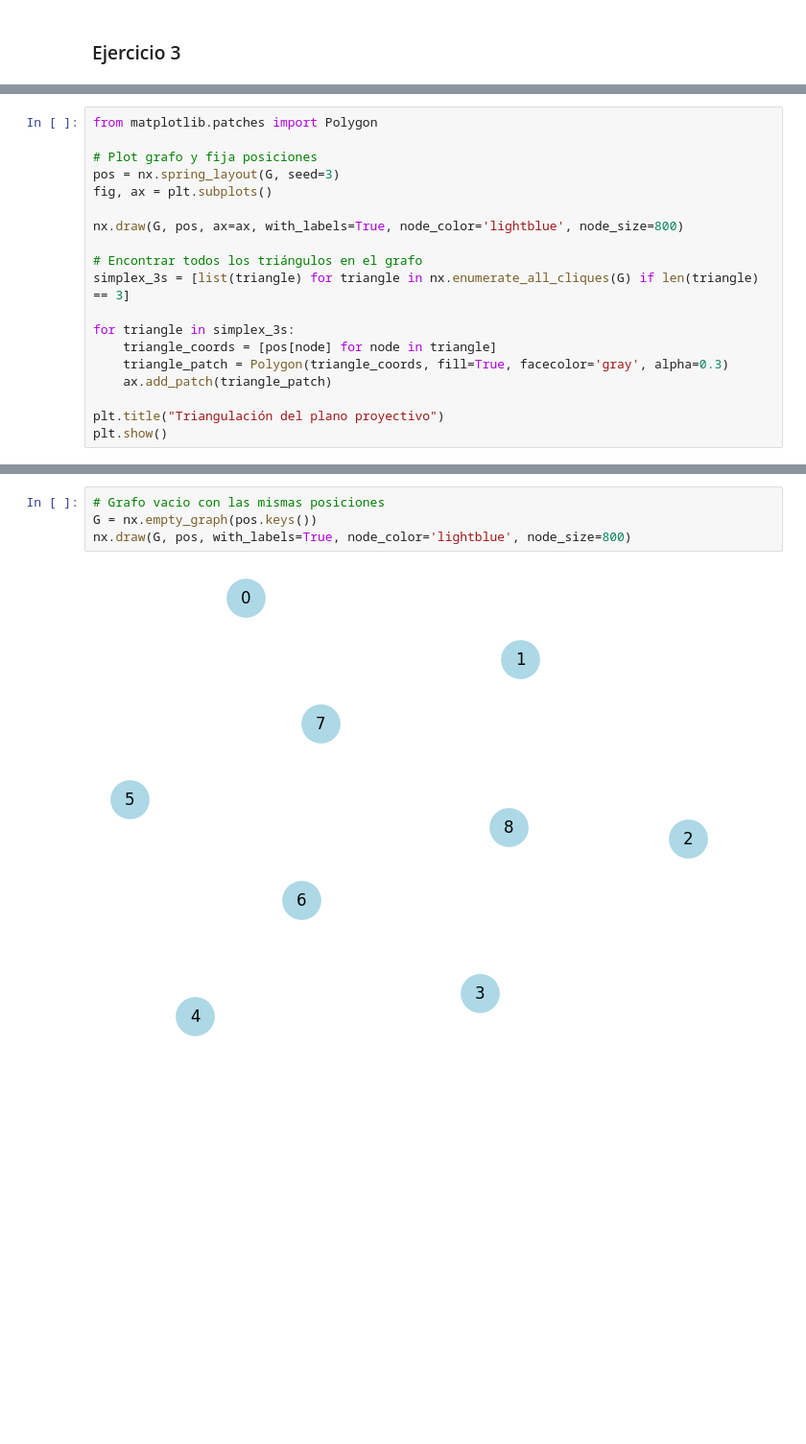
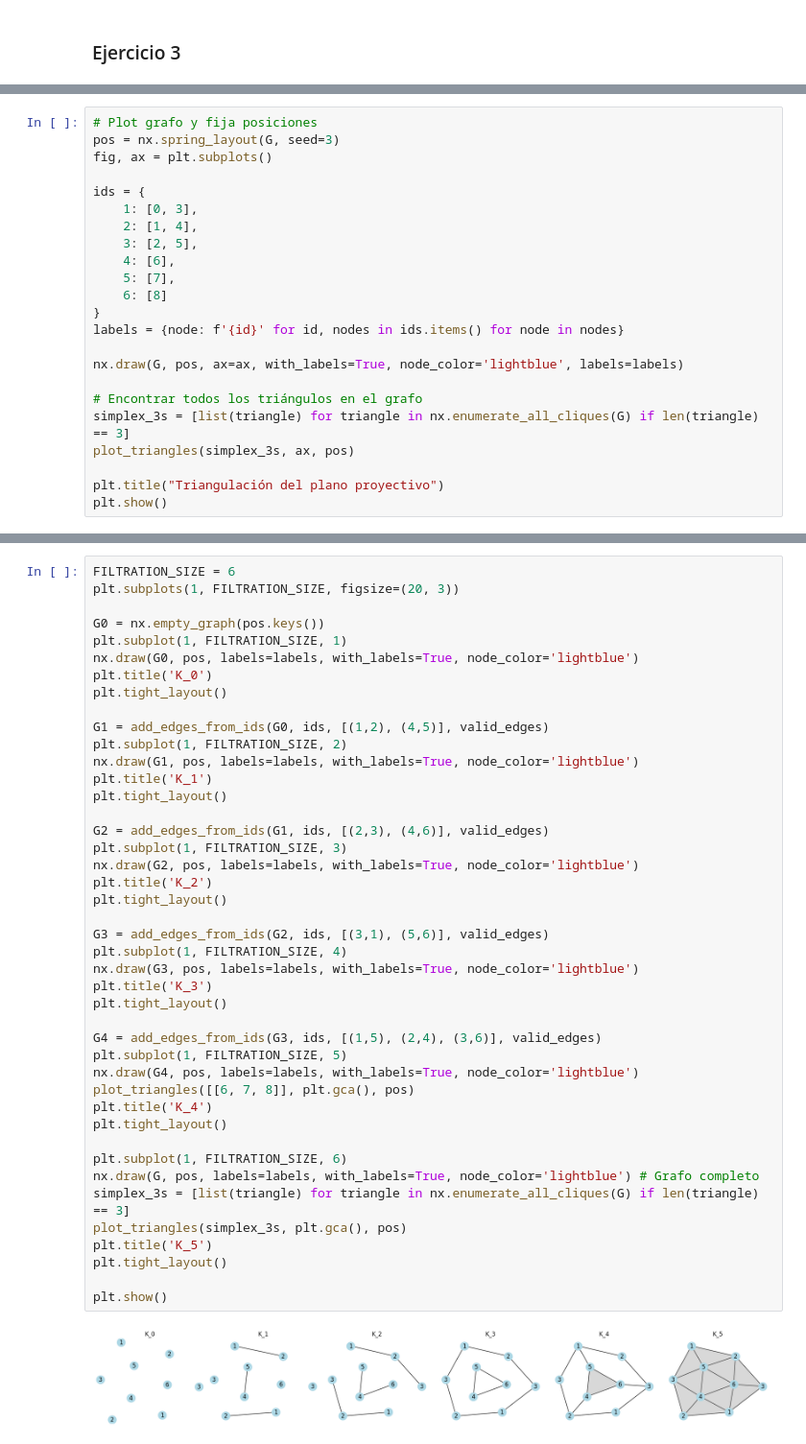
Before and after one commit to aaronbernal28/DataTopology-2025, a Jupyter notebook: notebooks/VR_y_homologia_persistente.ipynb, the cells around one changed output, grey strips where cells are left out. Shown at 96% size. Cells and saved outputs as stored; diff of their text form; blank space fills up the shorter version.

Commit message:
Item 3.a

```diff
--- a/notebooks/VR_y_homologia_persistente.ipynb
+++ b/notebooks/VR_y_homologia_persistente.ipynb
@@ -129,19 +155,23 @@ for src, dst in new_edges.items():
 # %%
-from matplotlib.patches import Polygon
-
 # Plot grafo y fija posiciones
 pos = nx.spring_layout(G, seed=3)
 fig, ax = plt.subplots()
 
-nx.draw(G, pos, ax=ax, with_labels=True, node_color='lightblue', node_size=800)
+ids = {
+    1: [0, 3],
+    2: [1, 4],
+    3: [2, 5],
+    4: [6],
+    5: [7],
+    6: [8]
+}
+labels = {node: f'{id}' for id, nodes in ids.items() for node in nodes}
+
+nx.draw(G, pos, ax=ax, with_labels=True, node_color='lightblue', labels=labels)
 
 # Encontrar todos los triángulos en el grafo
 simplex_3s = [list(triangle) for triangle in nx.enumerate_all_cliques(G) if len(triangle) == 3]
-
-for triangle in simplex_3s:
-    triangle_coords = [pos[node] for node in triangle]
-    triangle_patch = Polygon(triangle_coords, fill=True, facecolor='gray', alpha=0.3)
-    ax.add_patch(triangle_patch)
+plot_triangles(simplex_3s, ax, pos)
 
 plt.title("Triangulación del plano proyectivo")
 plt.show()
@@ -150,6 +180,45 @@ plt.show()
 # %%
-# Grafo vacio con las mismas posiciones
-G = nx.empty_graph(pos.keys())
-nx.draw(G, pos, with_labels=True, node_color='lightblue', node_size=800)
+FILTRATION_SIZE = 6
+plt.subplots(1, FILTRATION_SIZE, figsize=(20, 3))
+
+G0 = nx.empty_graph(pos.keys())
+plt.subplot(1, FILTRATION_SIZE, 1)
+nx.draw(G0, pos, labels=labels, with_labels=True, node_color='lightblue')
+plt.title('K_0')
+plt.tight_layout()
+
+G1 = add_edges_from_ids(G0, ids, [(1,2), (4,5)], valid_edges)
+plt.subplot(1, FILTRATION_SIZE, 2)
+nx.draw(G1, pos, labels=labels, with_labels=True, node_color='lightblue')
+plt.title('K_1')
+plt.tight_layout()
+
+G2 = add_edges_from_ids(G1, ids, [(2,3), (4,6)], valid_edges)
+plt.subplot(1, FILTRATION_SIZE, 3)
+nx.draw(G2, pos, labels=labels, with_labels=True, node_color='lightblue')
+plt.title('K_2')
+plt.tight_layout()
+
+G3 = add_edges_from_ids(G2, ids, [(3,1), (5,6)], valid_edges)
+plt.subplot(1, FILTRATION_SIZE, 4)
+nx.draw(G3, pos, labels=labels, with_labels=True, node_color='lightblue')
+plt.title('K_3')
+plt.tight_layout()
+
+G4 = add_edges_from_ids(G3, ids, [(1,5), (2,4), (3,6)], valid_edges)
+plt.subplot(1, FILTRATION_SIZE, 5)
+nx.draw(G4, pos, labels=labels, with_labels=True, node_color='lightblue')
+plot_triangles([[6, 7, 8]], plt.gca(), pos)
+plt.title('K_4')
+plt.tight_layout()
+
+plt.subplot(1, FILTRATION_SIZE, 6)
+nx.draw(G, pos, labels=labels, with_labels=True, node_color='lightblue') # Grafo completo
+simplex_3s = [list(triangle) for triangle in nx.enumerate_all_cliques(G) if len(triangle) == 3]
+plot_triangles(simplex_3s, plt.gca(), pos)
+plt.title('K_5')
+plt.tight_layout()
+
+plt.show()
 # %% [output]
-[figure, old version]
+[figure, new version]
```
Also changed, not shown: parts of 9 cells of this notebook.
